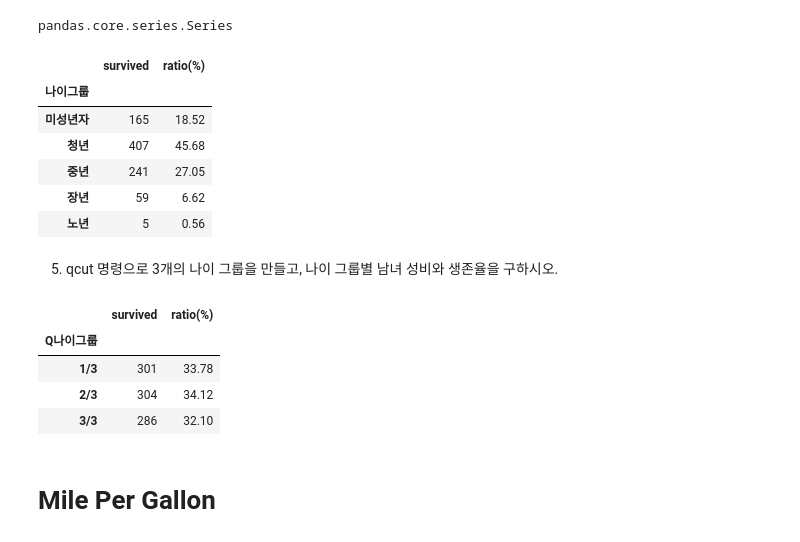
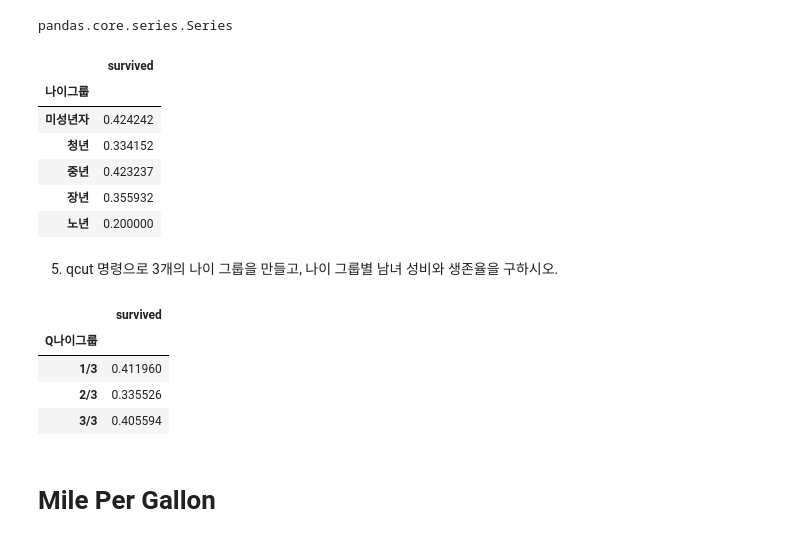
Before and after one commit to beegramin9/DataScience, a Jupyter notebook: 03_pandas/11_1111.ipynb, the cells around one changed output. Saved outputs shown, nothing was run; the diff lists cells and outputs as text; code cells hidden in the pictures.

```diff
--- a/03_pandas/11_1111.ipynb
+++ b/03_pandas/11_1111.ipynb
@@ -278,32 +279,33 @@ pandas.core.series.Series
 # %%
 titanic['나이그룹'] = cats
 # %%
-나이그룹 = titanic.pivot_table('survived','나이그룹',None, aggfunc='count')
-나이그룹['ratio(%)'] = round(나이그룹['survived'] / titanic.survived.count() * 100,2)
+나이그룹 = titanic.pivot_table('survived','나이그룹',None, aggfunc='mean')
+# 나이그룹['ratio(%)'] = round(나이그룹['survived'] / titanic.survived.count() * 100,2). 3번과 같은 이유로 틀림
 나이그룹
 # %% [output]
-|  | survived | ratio(%) |
-| 나이그룹 |  |  |
-| 미성년자 | 165 | 18.52 |
-| 청년 | 407 | 45.68 |
-| 중년 | 241 | 27.05 |
-| 장년 | 59 | 6.62 |
-| 노년 | 5 | 0.56 |
+|  | survived |
+| 나이그룹 |  |
+| 미성년자 | 0.424242 |
+| 청년 | 0.334152 |
+| 중년 | 0.423237 |
+| 장년 | 0.355932 |
+| 노년 | 0.200000 |
 # %% [markdown]
 5. qcut 명령으로 3개의 나이 그룹을 만들고, 나이 그룹별 남녀 성비와 생존율을 구하시오.
 # %%
 qcat = pd.qcut(titanic.age, 3, labels=['1/3','2/3','3/3'])
 titanic['Q나이그룹'] = qcat
 # %%
-Q나이그룹 = titanic.pivot_table('survived','Q나이그룹',None, aggfunc='count')
-Q나이그룹['ratio(%)'] = round(Q나이그룹['survived'] / titanic.survived.count() * 100,2)
+Q나이그룹 = titanic.pivot_table('survived','Q나이그룹',None, aggfunc='mean')
+이그룹 = titanic.pivot_table('survived','Q나이그룹',None, aggfunc='mean')
+# Q나이그룹['ratio(%)'] = round(Q나이그룹['survived'] / titanic.survived.count() * 100,2), 3번과 같은 이유로 틀림
 Q나이그룹
 # %% [output]
-|  | survived | ratio(%) |
-| Q나이그룹 |  |  |
-| 1/3 | 301 | 33.78 |
-| 2/3 | 304 | 34.12 |
-| 3/3 | 286 | 32.10 |
+|  | survived |
+| Q나이그룹 |  |
+| 1/3 | 0.411960 |
+| 2/3 | 0.335526 |
+| 3/3 | 0.405594 |
 # %% [markdown]
 # Mile Per Gallon
 # %%
```
Also changed, not shown: parts of 5 cells of this notebook.
